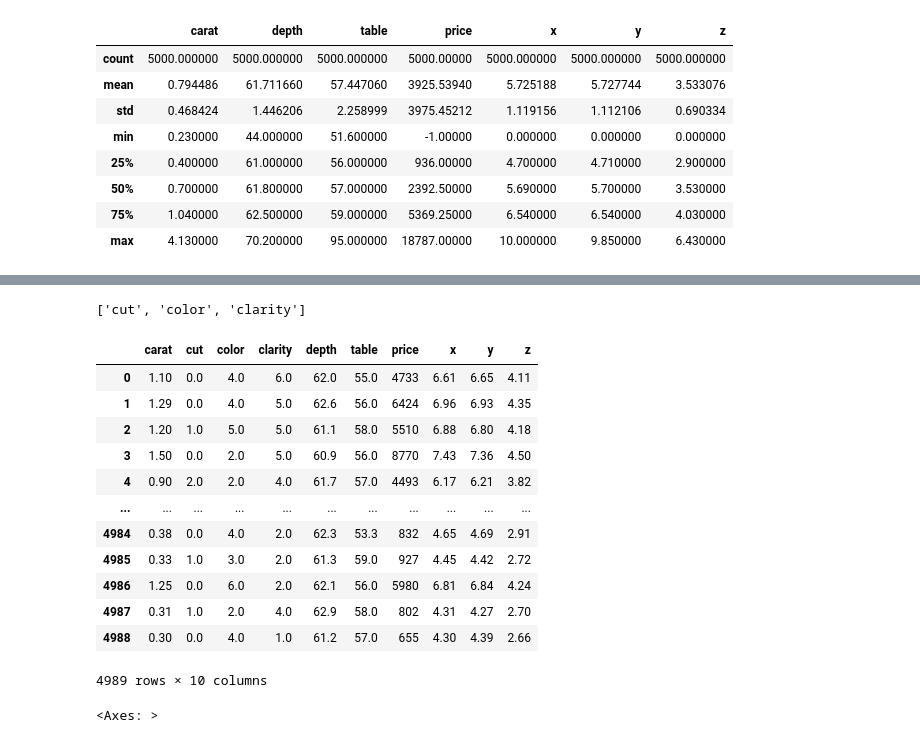
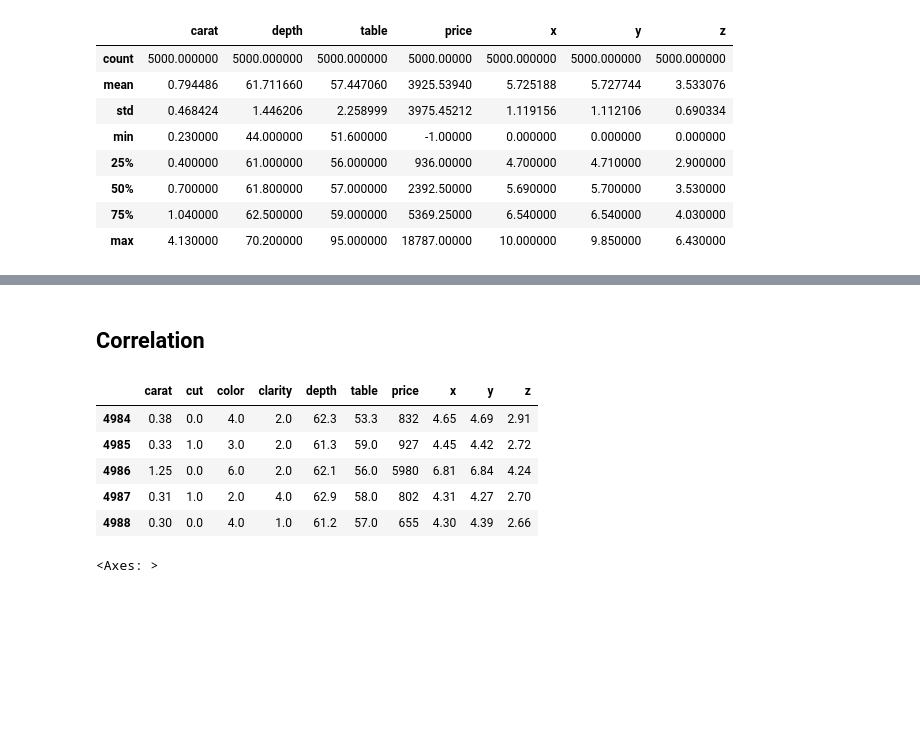
Before and after one commit to matiasleoni/diamonds-assignment, a Jupyter notebook: challenge1/main.ipynb, the cells around one changed output, grey strips where cells are left out. Saved outputs shown, nothing was run; the diff lists cells and outputs as text; code cells hidden in the pictures; blank space fills up the shorter version.

```diff
--- a/challenge1/main.ipynb
+++ b/challenge1/main.ipynb
@@ -136,5 +152,3 @@ dtype: int64
-# %%
-cath_columns
-# %% [output]
-['cut', 'color', 'clarity']
+# %% [markdown]
+## Correlation
 # %%
@@ -156,20 +163,13 @@ data2[cath_columns] = myenc.transform(X=data2[cath_columns])#, columns = cath_co
 #data2[cath_columns] = pd.DataFrame(myenc.transform(X=data2[cath_columns]), columns = cath_columns)
-# %%
-data2
-# %% [output]
-|  | carat | cut | color | clarity | depth | table | price | x | y | z |
-| 0 | 1.10 | 0.0 | 4.0 | 6.0 | 62.0 | 55.0 | 4733 | 6.61 | 6.65 | 4.11 |
-| 1 | 1.29 | 0.0 | 4.0 | 5.0 | 62.6 | 56.0 | 6424 | 6.96 | 6.93 | 4.35 |
-| 2 | 1.20 | 1.0 | 5.0 | 5.0 | 61.1 | 58.0 | 5510 | 6.88 | 6.80 | 4.18 |
-| 3 | 1.50 | 0.0 | 2.0 | 5.0 | 60.9 | 56.0 | 8770 | 7.43 | 7.36 | 4.50 |
-| 4 | 0.90 | 2.0 | 2.0 | 4.0 | 61.7 | 57.0 | 4493 | 6.17 | 6.21 | 3.82 |
-| ... | ... | ... | ... | ... | ... | ... | ... | ... | ... | ... |
-| 4984 | 0.38 | 0.0 | 4.0 | 2.0 | 62.3 | 53.3 | 832 | 4.65 | 4.69 | 2.91 |
-| 4985 | 0.33 | 1.0 | 3.0 | 2.0 | 61.3 | 59.0 | 927 | 4.45 | 4.42 | 2.72 |
-| 4986 | 1.25 | 0.0 | 6.0 | 2.0 | 62.1 | 56.0 | 5980 | 6.81 | 6.84 | 4.24 |
-| 4987 | 0.31 | 1.0 | 2.0 | 4.0 | 62.9 | 58.0 | 802 | 4.31 | 4.27 | 2.70 |
-| 4988 | 0.30 | 0.0 | 4.0 | 1.0 | 61.2 | 57.0 | 655 | 4.30 | 4.39 | 2.66 |
-4989 rows × 10 columns
+# %%
+data_enc.tail()
+# %% [output]
+|  | carat | cut | color | clarity | depth | table | price | x | y | z |
+| 4984 | 0.38 | 0.0 | 4.0 | 2.0 | 62.3 | 53.3 | 832 | 4.65 | 4.69 | 2.91 |
+| 4985 | 0.33 | 1.0 | 3.0 | 2.0 | 61.3 | 59.0 | 927 | 4.45 | 4.42 | 2.72 |
+| 4986 | 1.25 | 0.0 | 6.0 | 2.0 | 62.1 | 56.0 | 5980 | 6.81 | 6.84 | 4.24 |
+| 4987 | 0.31 | 1.0 | 2.0 | 4.0 | 62.9 | 58.0 | 802 | 4.31 | 4.27 | 2.70 |
+| 4988 | 0.30 | 0.0 | 4.0 | 1.0 | 61.2 | 57.0 | 655 | 4.30 | 4.39 | 2.66 |
 # %%
 cmap = sns.diverging_palette(70,20,s=50, l=40, n=6,as_cmap=True)
 #corrmat= data2.corr()
```
Also changed, not shown: parts of 31 cells of this notebook.
